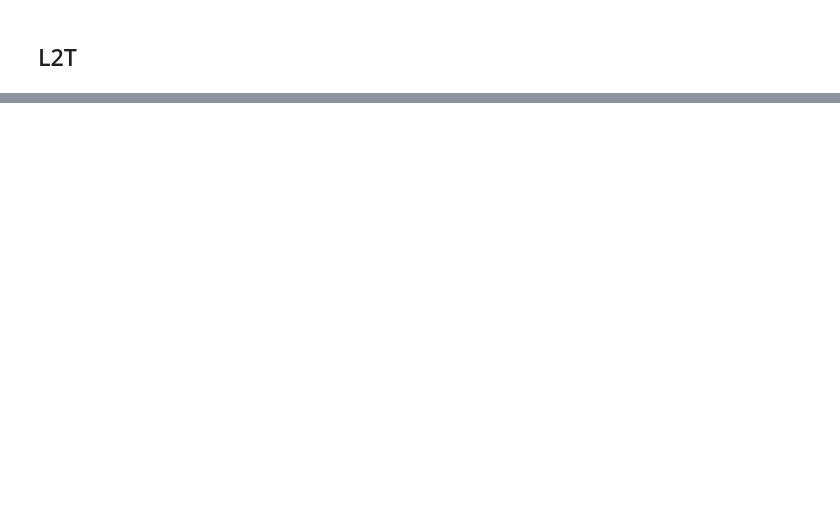
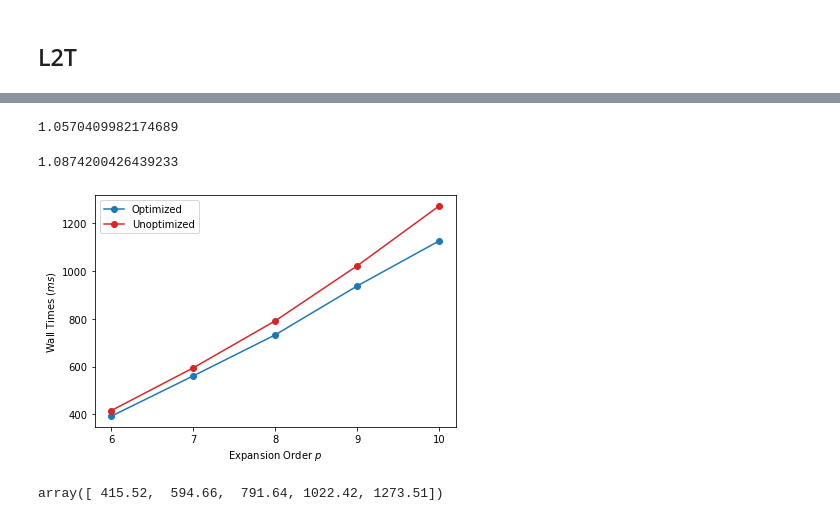
Before and after one commit to labarba/pyexafmm-cise, a Jupyter notebook: experiments/cache/Effect Of Cache Locality.ipynb, the cells around one changed output, grey strips where cells are left out. Drawn from its saved outputs; the diff is of its cells as text; code cells hidden in the pictures; blank space fills up the shorter version.

```diff
--- a/experiments/cache/Effect Of Cache Locality.ipynb
+++ b/experiments/cache/Effect Of Cache Locality.ipynb
@@ -263,0 +293,41 @@ array([[  223.14999342,  1197.1537977 ,  2317.36129308,  3181.22905736],
+# %%
+593/561
+# %% [output]
+1.0570409982174689
+# %%
+1020/938
+# %% [output]
+1.0874200426439233
+# %%
+pvec = [6, 7, 8, 9, 10]
+runtimes = [392, 561, 733, 938, 1127]
+
+speedup = [1.06, 1.06, 1.08, 1.09, 1.13]
+runtimes2 = np.array(runtimes)*np.array(speedup)
+
+fig, ax = plt.subplots()
+
+ax.plot(pvec, runtimes, '-o', color='tab:blue', label='Optimized')
+ax.set_xticks(pvec)
+ax.set_xticklabels(pvec)
+ax.set_ylabel('Wall Times ($ms$)')
+ax.set_xlabel('Expansion Order $p$')
+
+# ax2 = ax.twinx()  # instantiate a second axes that shares the same x-axis
+#
+# color = 'tab:red'
+# ax2.set_ylabel('Ratio of Wall Time to 1000x1000 Matmul (%)')  # we already handled the x-label with ax1
+# ax.set_ylabel('Unoptimized Times', color='tab:red')
+ax.plot(pvec, runtimes2, '-o', color='tab:red', label='Unoptimized')
+ax.tick_params(axis='y',)
+
+ax.legend()
+fig.tight_layout()  # otherwise the right y-label is slightly clipped
+
+plt.savefig('speedup.png', dpi=300)
+# %% [output]
+[figure, added]
+# %%
+runtimes2
+# %% [output]
+array([ 415.52,  594.66,  791.64, 1022.42, 1273.51])
```
Also changed, not shown: parts of 34 cells of this notebook, 10 other files.
